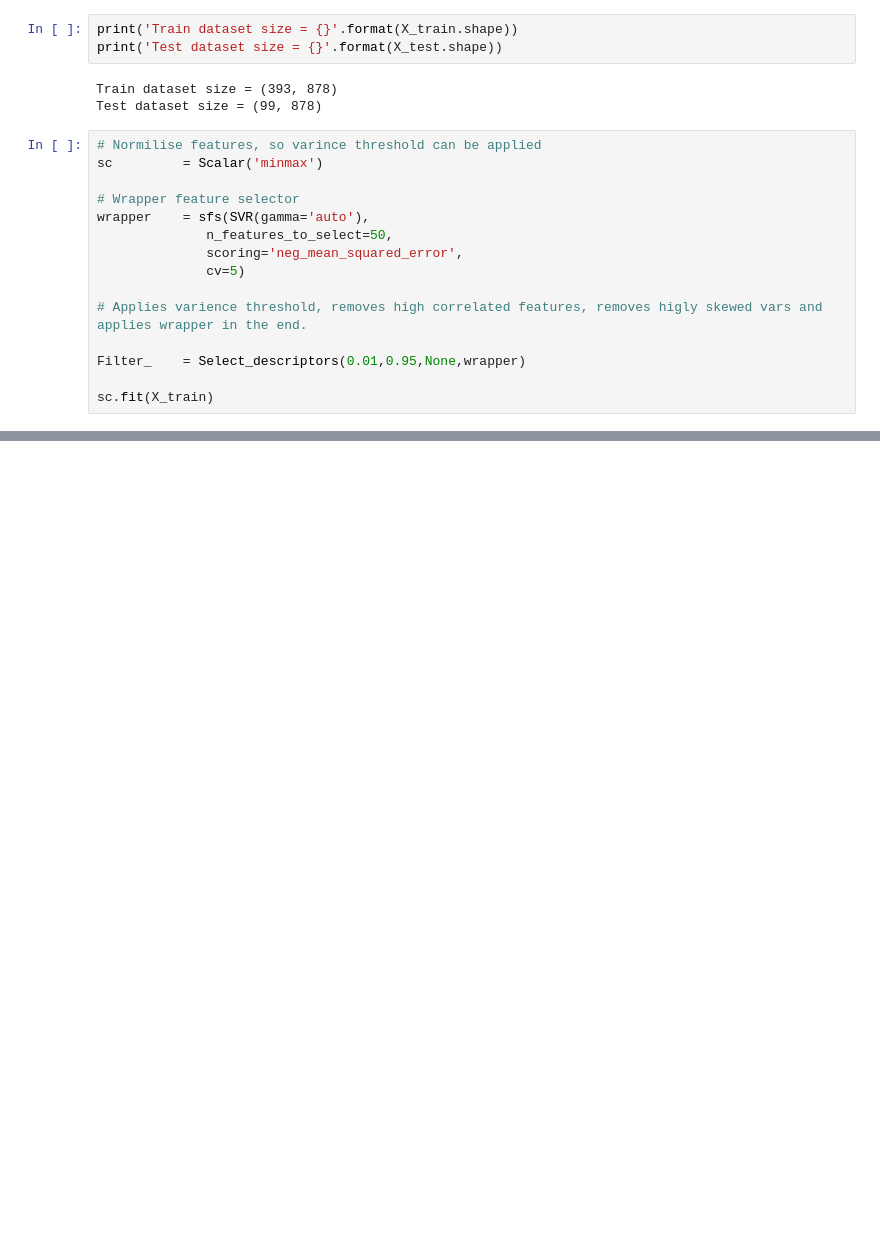
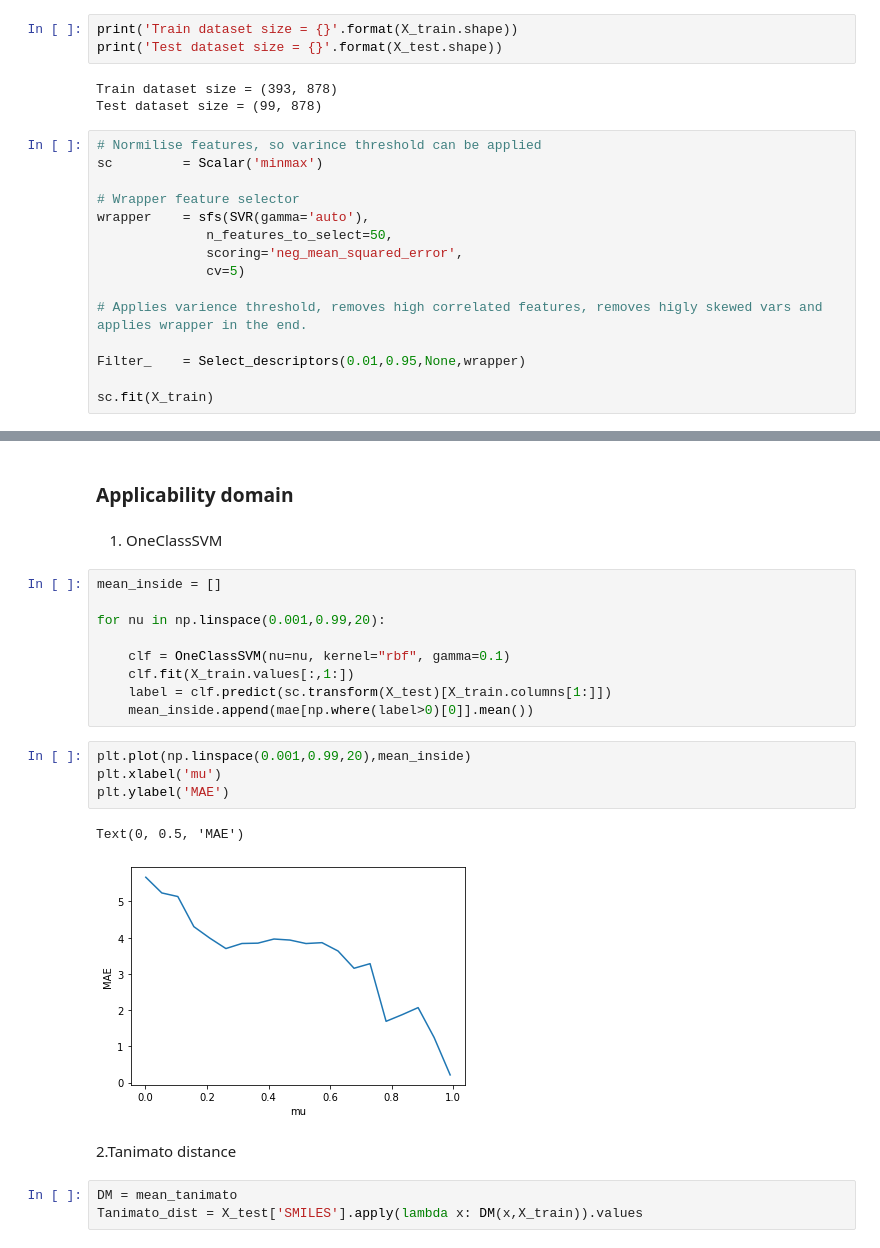
Before and after one commit to SergeyAnufriev/biofuels, a Jupyter notebook: Octane_latest.ipynb, the cells around one changed output, grey strips where cells are left out. Cells and saved outputs as stored; diff of their text form; blank space fills up the shorter version.

```diff
--- a/Octane_latest.ipynb
+++ b/Octane_latest.ipynb
@@ -235,0 +142,25 @@ plt.plot(np.linspace(0,130,10),np.linspace(0,130,10))
+# %% [markdown]
+### Applicability domain
+# %% [markdown]
+1. OneClassSVM
+# %%
+mean_inside = []
+
+for nu in np.linspace(0.001,0.99,20):
+
+    clf = OneClassSVM(nu=nu, kernel="rbf", gamma=0.1)
+    clf.fit(X_train.values[:,1:])
+    label = clf.predict(sc.transform(X_test)[X_train.columns[1:]])
+    mean_inside.append(mae[np.where(label>0)[0]].mean())
+# %%
+plt.plot(np.linspace(0.001,0.99,20),mean_inside)
+plt.xlabel('mu')
+plt.ylabel('MAE')
+# %% [output]
+Text(0, 0.5, 'MAE')
+[figure, added]
+# %% [markdown]
+2.Tanimato distance
+# %%
+DM = mean_tanimato
+Tanimato_dist = X_test['SMILES'].apply(lambda x: DM(x,X_train)).values
```
Also changed, not shown: parts of 42 cells of this notebook.
